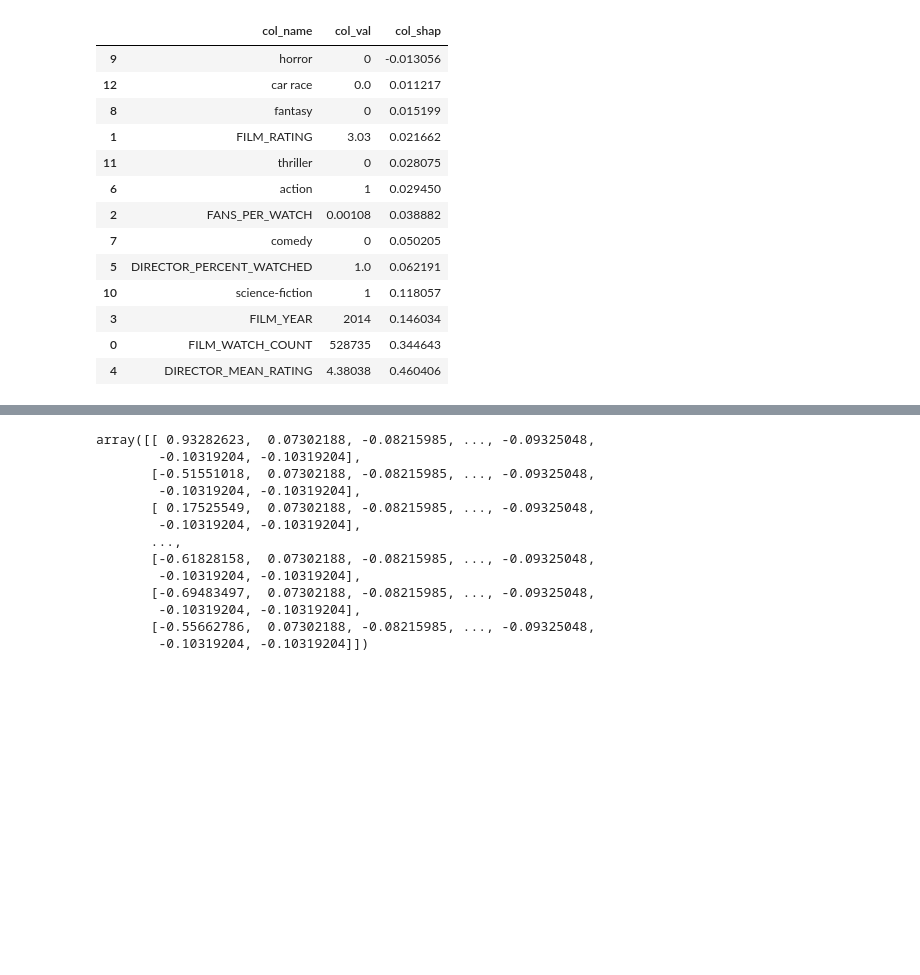
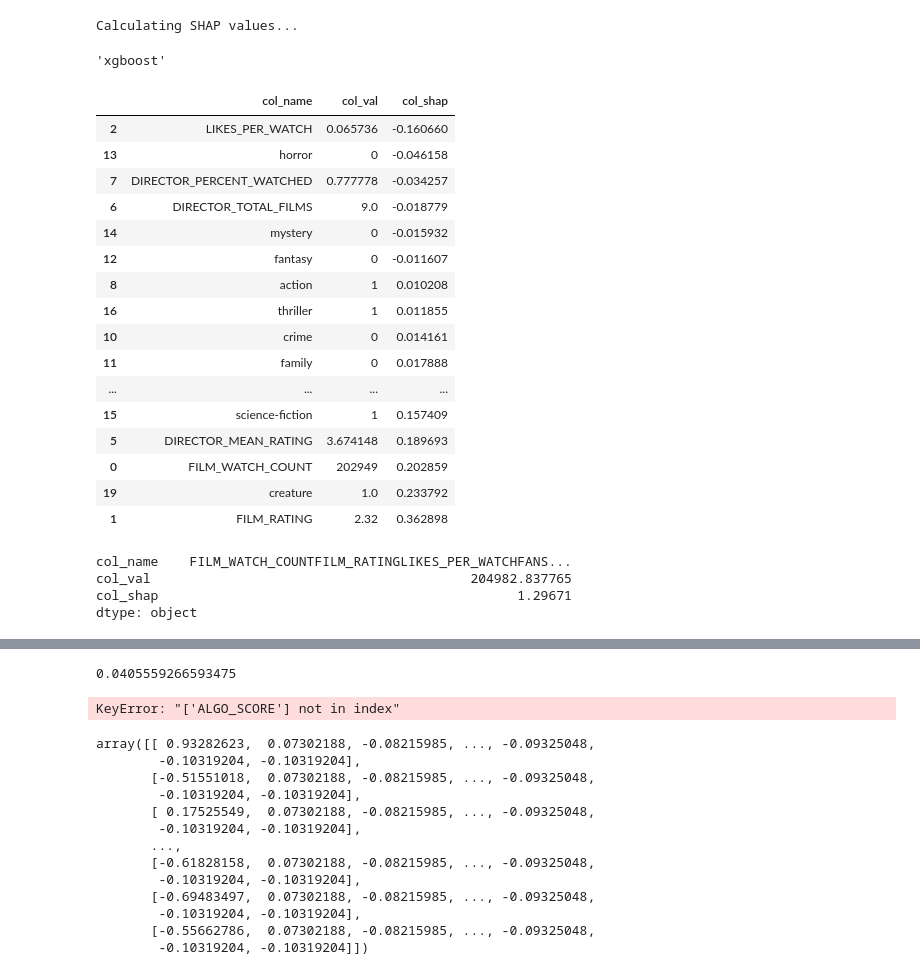
Before and after one commit to TD1138/letterboxd-app, a Jupyter notebook: lib/notebooks/AlgoDev.ipynb, the cells around one changed output, grey strips where cells are left out. Saved outputs shown, nothing was run; the diff lists cells and outputs as text; code cells hidden in the pictures; blank space fills up the shorter version.

```diff
--- a/lib/notebooks/AlgoDev.ipynb
+++ b/lib/notebooks/AlgoDev.ipynb
@@ -462,9 +459,9 @@ for col in model_features:
             delete_cols.append(col)
 print(delete_cols)
 model_features = [x for x in model_features if x not in delete_cols]
-target = ['I_VS_LB']
+target = 'I_VS_LB'
 X_train = rated_features[model_features]
-y_train = rated_features[target]
+y_train = rated_features[[target]]
 print('Data gathering complete!')
 print('Scaling features...')
 scaler = StandardScaler()
@@ -486,9 +483,9 @@ print('Making predictions...')
 X_pred = unrated_features[model_features]
 X_pred = scaler.transform(X_pred)
 pred_df = unrated_features.copy()
-pred_df[target[0]+'_PRED'] = model.predict(X_pred)
+pred_df[target+'_PRED'] = model.predict(X_pred)
 print('Predictions complete!')
-pred_df['FILM_RATING_PRED'] = pred_df['FILM_RATING'] + pred_df[target[0]+'_PRED']
+pred_df['FILM_RATING_PRED'] = pred_df['FILM_RATING'] + pred_df[target+'_PRED']
 pred_df = scale_col(pred_df, 'FILM_RATING_PRED', a=0, b=5)
-pred_df = scale_col(pred_df, target[0]+'_PRED', a=-1, b=1)
+pred_df = scale_col(pred_df, target+'_PRED', a=0, b=1)
 # %% [output]
@@ -532,30 +581,46 @@ elif model_type == 'linear_regression':
 shap_values = explainer.shap_values(X_pred)
 explainer_df = pd.DataFrame(shap_values, columns=model_features)
 explainer_df.insert(0, 'FILM_ID', pred_df['FILM_ID'])
+# %% [output]
+Calculating SHAP values...
+# %%
+model_type
+# %% [output]
+'xgboost'
 # %%
-tmp_film_id = 'f_047OE'
+tmp_film_id = 'f_00F2G'
 tmp = explainer_df[explainer_df['FILM_ID']==tmp_film_id].drop('FILM_ID', axis=1)
 tmp2 = tmp.loc[:, (abs(tmp) > 0.01).any(axis=0)].T.reset_index()
 tmp2.columns = ['col_name', 'col_shap']
 tmp3 = unrated_features[unrated_features['FILM_ID']==tmp_film_id].T.reset_index()
 tmp3.columns = ['col_name', 'col_val']
 tmp4 = tmp3.merge(tmp2, how='inner', on='col_name')
 tmp4.sort_values('col_shap')
 # %% [output]
 |  | col_name | col_val | col_shap |
-| 9 | horror | 0 | -0.013056 |
-| 12 | car race | 0.0 | 0.011217 |
-| 8 | fantasy | 0 | 0.015199 |
-| 1 | FILM_RATING | 3.03 | 0.021662 |
-| 11 | thriller | 0 | 0.028075 |
-| 6 | action | 1 | 0.029450 |
-| 2 | FANS_PER_WATCH | 0.00108 | 0.038882 |
-| 7 | comedy | 0 | 0.050205 |
-| 5 | DIRECTOR_PERCENT_WATCHED | 1.0 | 0.062191 |
-| 10 | science-fiction | 1 | 0.118057 |
-| 3 | FILM_YEAR | 2014 | 0.146034 |
-| 0 | FILM_WATCH_COUNT | 528735 | 0.344643 |
-| 4 | DIRECTOR_MEAN_RATING | 4.38038 | 0.460406 |
+| 2 | LIKES_PER_WATCH | 0.065736 | -0.160660 |
+| 13 | horror | 0 | -0.046158 |
+| 7 | DIRECTOR_PERCENT_WATCHED | 0.777778 | -0.034257 |
+| 6 | DIRECTOR_TOTAL_FILMS | 9.0 | -0.018779 |
+| 14 | mystery | 0 | -0.015932 |
+| 12 | fantasy | 0 | -0.011607 |
+| 8 | action | 1 | 0.010208 |
+| 16 | thriller | 1 | 0.011855 |
+| 10 | crime | 0 | 0.014161 |
+| 11 | family | 0 | 0.017888 |
+| ... | ... | ... | ... |
+| 15 | science-fiction | 1 | 0.157409 |
+| 5 | DIRECTOR_MEAN_RATING | 3.674148 | 0.189693 |
+| 0 | FILM_WATCH_COUNT | 202949 | 0.202859 |
+| 19 | creature | 1.0 | 0.233792 |
+| 1 | FILM_RATING | 2.32 | 0.362898 |
+# %%
+tmp4.sum()
+# %% [output]
+col_name    FILM_WATCH_COUNTFILM_RATINGLIKES_PER_WATCHFANS...
+col_val                                         204982.837765
+col_shap                                              1.29671
+dtype: object
 # %%
 pred_df.sort_values('FILM_RATING_PRED')
 # %% [output]
@@ -577,3 +640,7 @@ explainer_df
+# %%
+ex
+# %% [output]
+0.0405559266593475
 # %%
 
 # import ipdb; ipdb.set_trace()
@@ -589,6 +656,8 @@ explainer_df = explainer_df.drop('FILM_ID', axis=1).mul(explainer_df['SCALER'],
 explainer_df.insert(0, 'FILM_ID', pred_df['FILM_ID'])
 explainer_df = explainer_df.loc[:, (explainer_df != 0).any(axis=0)]
 print('SHAP values calculated!')
+# %% [output]
+KeyError: "['ALGO_SCORE'] not in index"
 # %%
 X_train
 # %% [output]
```
Also changed, not shown: parts of 10 cells of this notebook.
